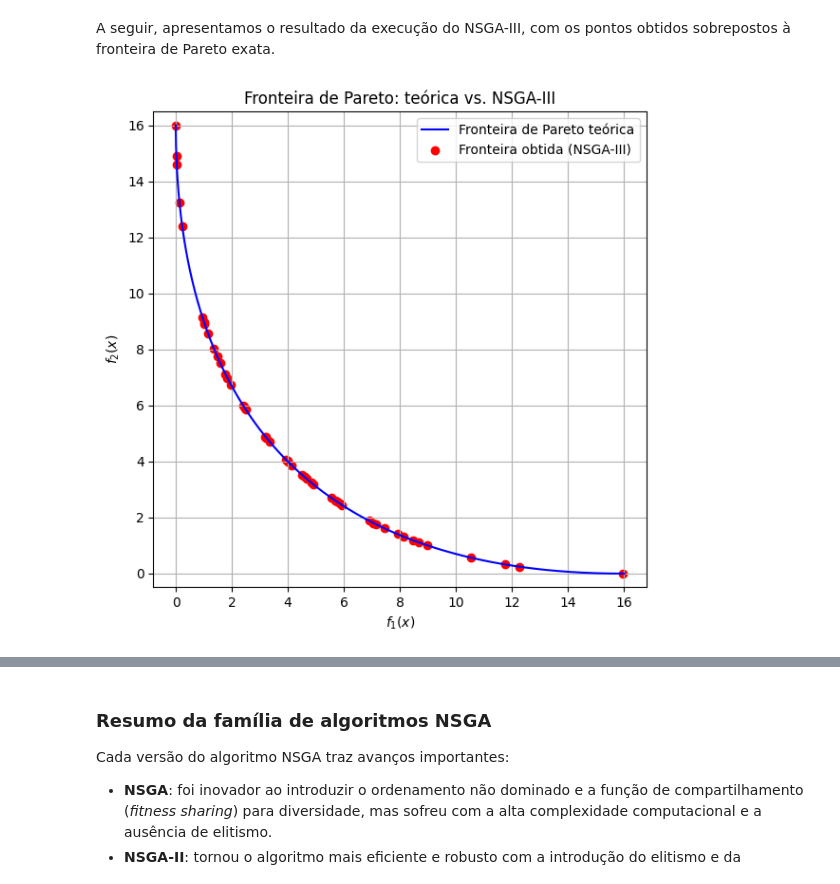
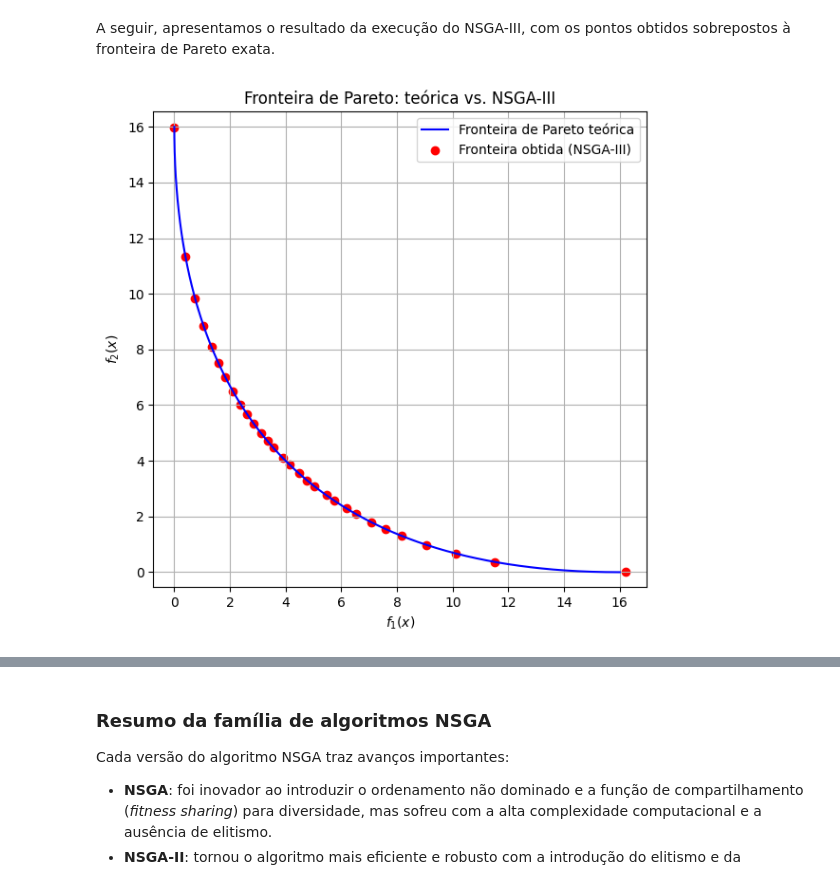
Before and after one commit to JunioCesarFerreira/NSGA-Studies, a Jupyter notebook: notebooks/1-introducao.ipynb, the cells around one changed output, grey strips where cells are left out. Cells and saved outputs as stored; diff of their text form; code cells hidden in the pictures.

```diff
--- a/notebooks/1-introducao.ipynb
+++ b/notebooks/1-introducao.ipynb
@@ -1253,7 +1253,9 @@ def nsga3(pop_size, generations, bounds,
 A seguir, apresentamos o resultado da execução do NSGA-III, com os pontos obtidos sobrepostos à fronteira de Pareto exata.
 # %%
 # Executa o NSGA-III e compara com a fronteira de Pareto teórica.
-pareto_front = nsga3(pop_size=50, generations=10, bounds=BOUNDS, divisions=10)
+# Sem 'divisions', o algoritmo escolhe H ≈ pop_size pontos de referência
+# (recomendação canônica do NSGA-III: população proporcional aos pontos de referência).
+pareto_front = nsga3(pop_size=30, generations=10, bounds=BOUNDS)
 plot_pareto(pareto_front, "NSGA-III")
 # %% [output]
-[figure, old version]
+[figure, new version]
```
Also changed, not shown: parts of 6 cells of this notebook.
